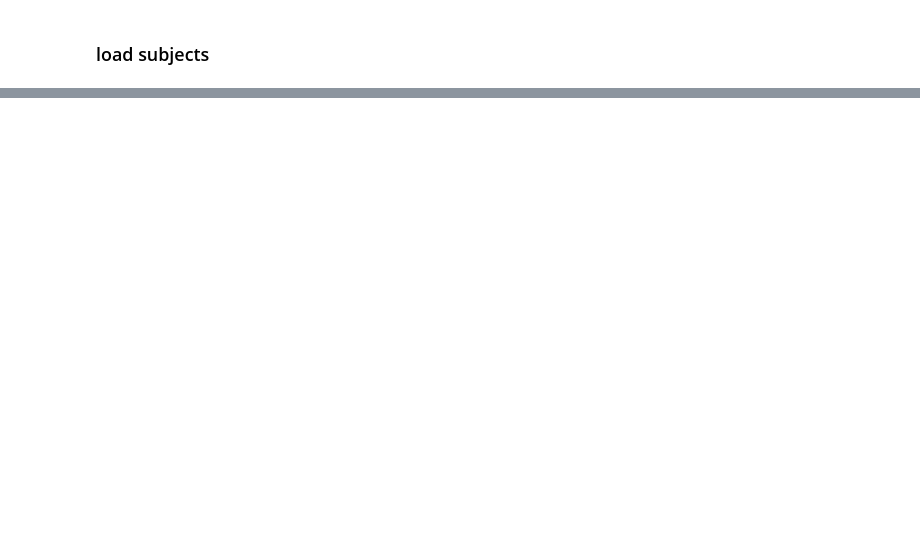
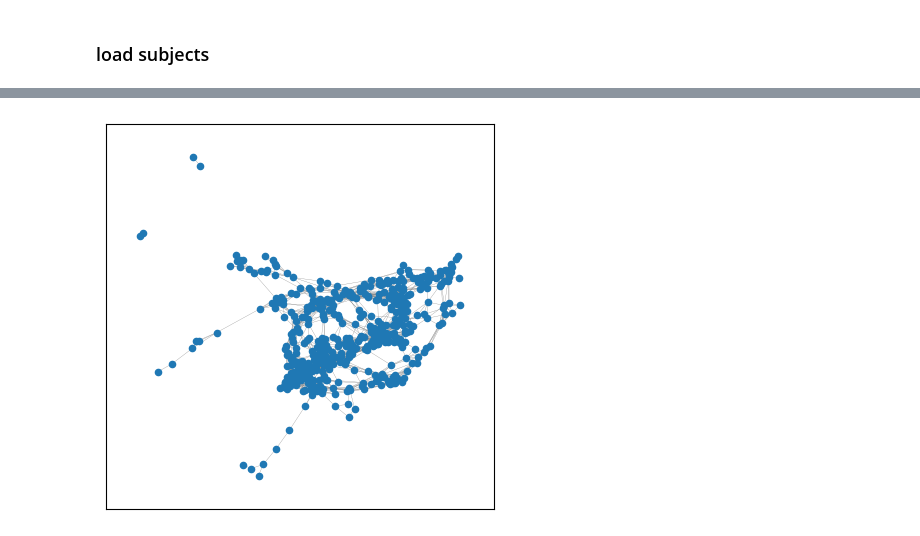
Before and after one commit to yilewang/dynamical_net_sys_class, a Jupyter notebook: project/project.ipynb, the cells around one changed output, grey strips where cells are left out. Saved outputs shown, nothing was run; the diff lists cells and outputs as text; code cells hidden in the pictures; blank space fills up the shorter version.

```diff
--- a/project/project.ipynb
+++ b/project/project.ipynb
@@ -104,12 +272,16 @@ for i in range(len(group_list)):
 def build_network(mean_MC, threshold):
     G = nx.Graph()
     for i in range(len(mean_MC)):
-        for j in range(len(mean_MC)):
+        for j in range(i+1, len(mean_MC)):
             if mean_MC[i,j] > threshold or mean_MC[i,j] < -threshold:
-                G.add_edge(meta_links[i], meta_links[j], weight=mean_MC[i,j])
+                G.add_edge(df_parcel.regions[i], df_parcel.regions[j], weight=mean_MC[i,j])
     return G
 # build the network
-G = build_network(AD_meta, threshold=0.4)
+thre = 0.5
+G_AD = build_network(AD_fc, threshold=thre)
+G_SNC = build_network(SNC_fc, threshold=thre)
+G_NC = build_network(NC_fc, threshold=thre)
+G_MCI = build_network(MCI_fc, threshold=thre)
 # # relabel the nodes with meta_links
 # G = nx.relabel_nodes(G, dict(zip(range(np.shape(meta3d)[0]), meta_links)))
 # %%
@@ -120,3 +289,8 @@ print(G.number_of_edges())
+# %%
+plt.figure(figsize=(5,5))
+nx.draw_networkx(G_SNC, with_labels=False, node_size=20, width=0.2, edge_color='grey')
+# %% [output]
+[figure, added]
 # %% [markdown]
 ## Network Analysis
 
```
Also changed, not shown: parts of 39 cells of this notebook.
